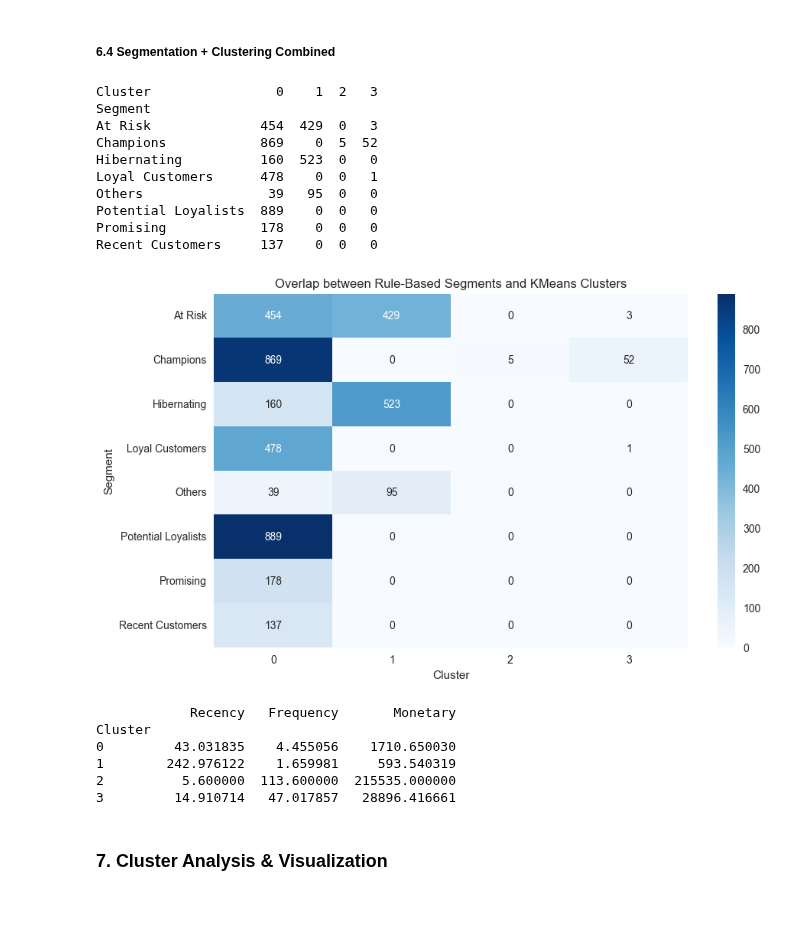
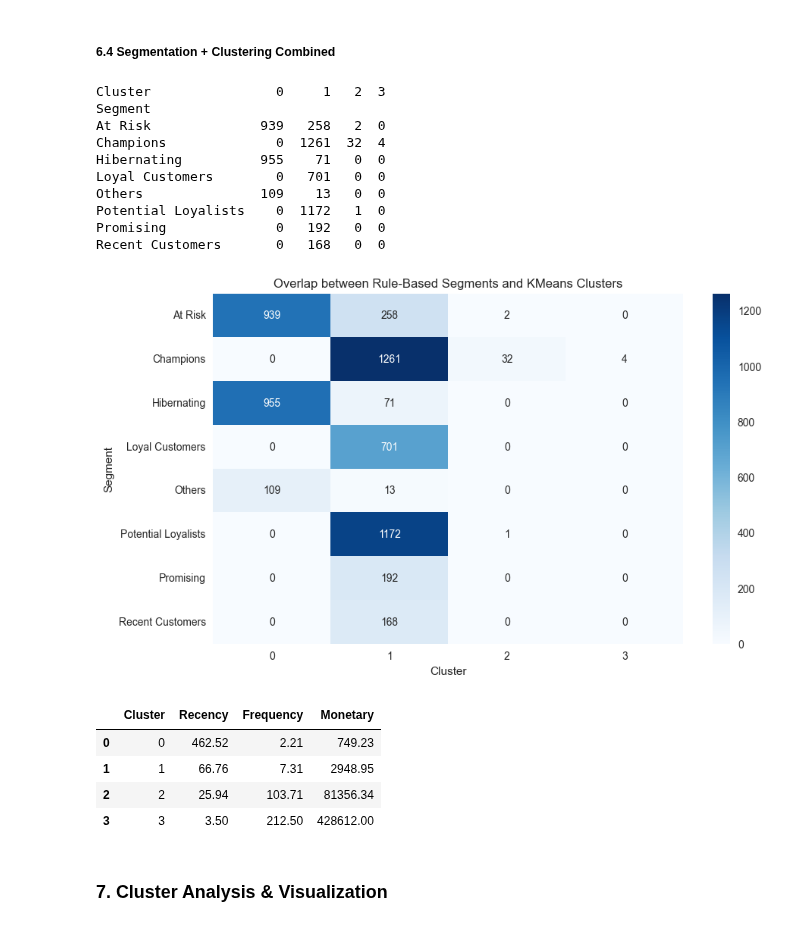
Before and after one commit to Kimeudan05/DATA_ANALYTICS, a Jupyter notebook: Online_Retail/online_retail.ipynb, the cells around one changed output. Cells and saved outputs as stored; diff of their text form; code cells hidden in the pictures.

Commit message:
Merged with a new dataset

```diff
--- a/Online_Retail/online_retail.ipynb
+++ b/Online_Retail/online_retail.ipynb
@@ -48,0 +69,8 @@ np.int64(6865)
+# %%
+# 3. join the datasets
+df = pd.concat([df1,df2],ignore_index=True)
+
+# Quick Overview
+df.info()
+df.describe()
+df.isnull().sum()
@@ -49,20 +102,25 @@ np.int64(6865)
 # %% [markdown]
 ### 3. Data Cleaning and Feature Engineering
 # %%
-# Convert InvoiceDate to datetime
-df['InvoiceDate'] = pd.to_datetime(df['InvoiceDate'],errors="coerce")
+#  Convert InvoiceDate to datetime format (invalid parsing becomes NaT)
+df['InvoiceDate'] = pd.to_datetime(df['InvoiceDate'], errors="coerce")
 
-# Drop rows with missing CustomerId
-df = df.dropna(subset="CustomerId")
+#  Drop rows where CustomerId is missing (incomplete transactions)
+df = df.dropna(subset=["CustomerId"])
 
-# Remove negative quantities (returns/refunds)
-df = df[(df["Quantity"]>0) & (df["Price"]>0)]
+# Remove rows with negative or zero Quantity or UnitPrice (e.g., returns, errors)
+df = df[(df["Quantity"] > 0) & (df["UnitPrice"] > 0)]
 
-# Create TotalAmount = Quantity * Price
-df['TotalAmount'] = df['Quantity'] * df['Price']
+# Create new column: TotalAmount = Quantity × UnitPrice
+df['TotalAmount'] = df['Quantity'] * df['UnitPrice']
 
-# Ensure CustomerId is string (not float)
-df['CustomerId'] =df['CustomerId'].astype(int).astype(str)
+#  Convert CustomerId to string (from float) to treat it as a true ID
+df['CustomerId'] = df['CustomerId'].astype(int).astype(str)
 
-# drop duplicates
+#  Drop any exact duplicate rows
 df.drop_duplicates(inplace=True)
+
+#  Check if any cancelled invoices (starting with 'C') still exist
+cancelled_count = df['InvoiceNo'].astype(str).str.upper().str.startswith('C').sum()
+print(f"Cancelled invoices remaining: {cancelled_count}")
+df.info()
@@ -148,14 +226,14 @@ snapshot_date = df['InvoiceDate'].max()+pd.Timedelta(days=1)
 # RFM calculation (Recency = snapshot_date - last_purchase_date)
 rfm = df.groupby('CustomerId').agg({
     'InvoiceDate':lambda x:(snapshot_date - x.max()).days, # Recency
-    'Invoice':'nunique', #Frequency
+    'InvoiceNo':'nunique', #Frequency
     'TotalAmount':'sum' # Monetary,
 
 })
 
 rfm.rename(columns={
     'InvoiceDate':'Recency',
-    'Invoice':'Frequency',
+    'InvoiceNo':'Frequency',
     'TotalAmount':'Monetary'
 },inplace=True)
 rfm.head()
@@ -295,48 +385,48 @@ rfm['Cluster'] = kmeans.fit_predict(rfm_scaled)
 # %%
 # Keep only numeric features for clustering
 rfm_features = rfm[['Recency','Frequency','Monetary']]
 
 # Scale data
 scaler = StandardScaler()
 rfm_scaled = scaler.fit_transform(rfm_features)
 
 # Run KMeans (choose k from Elbow/analysis, e.g., 4)
 kmeans = KMeans(n_clusters=4, random_state=42)
 rfm['Cluster'] = kmeans.fit_predict(rfm_scaled)
 
 rfm.head()
 
 # compare segments vs clusters
 comparison_table = pd.crosstab(rfm['Segment'],rfm['Cluster'])
 print(comparison_table)
 
 # heat map to visualize the data
 plt.figure(figsize=(10,6))
 sns.heatmap(comparison_table,annot=True,fmt='d',cmap='Blues')
 plt.title("Overlap between Rule-Based Segments and KMeans Clusters")
 plt.show()
 
 # cluster profiling
-cluster_profile = rfm.groupby('Cluster')[['Recency','Frequency','Monetary']].mean()
-print(cluster_profile)
+cluster_profile = rfm.groupby('Cluster')[['Recency','Frequency','Monetary']].mean().reset_index()
+cluster_profile = cluster_profile.round(2)
+cluster_profile
 # %% [output]
-Cluster                0    1  2   3
+Cluster                0     1   2  3
 Segment
-At Risk              454  429  0   3
-Champions            869    0  5  52
-Hibernating          160  523  0   0
-Loyal Customers      478    0  0   1
-Others                39   95  0   0
-Potential Loyalists  889    0  0   0
-Promising            178    0  0   0
-Recent Customers     137    0  0   0
+At Risk              939   258   2  0
+Champions              0  1261  32  4
+Hibernating          955    71   0  0
+Loyal Customers        0   701   0  0
+Others               109    13   0  0
+Potential Loyalists    0  1172   1  0
+Promising              0   192   0  0
+Recent Customers       0   168   0  0
-[figure, old version]
+[figure, new version]
-            Recency   Frequency       Monetary
-Cluster
-0         43.031835    4.455056    1710.650030
-1        242.976122    1.659981     593.540319
-2          5.600000  113.600000  215535.000000
-3         14.910714   47.017857   28896.416661
+|  | Cluster | Recency | Frequency | Monetary |
+| 0 | 0 | 462.52 | 2.21 | 749.23 |
+| 1 | 1 | 66.76 | 7.31 | 2948.95 |
+| 2 | 2 | 25.94 | 103.71 | 81356.34 |
+| 3 | 3 | 3.50 | 212.50 | 428612.00 |
 # %% [markdown]
 ### 7. Cluster Analysis & Visualization
 # %% [markdown]
```
Also changed, not shown: parts of 23 cells of this notebook, 10 other files.
